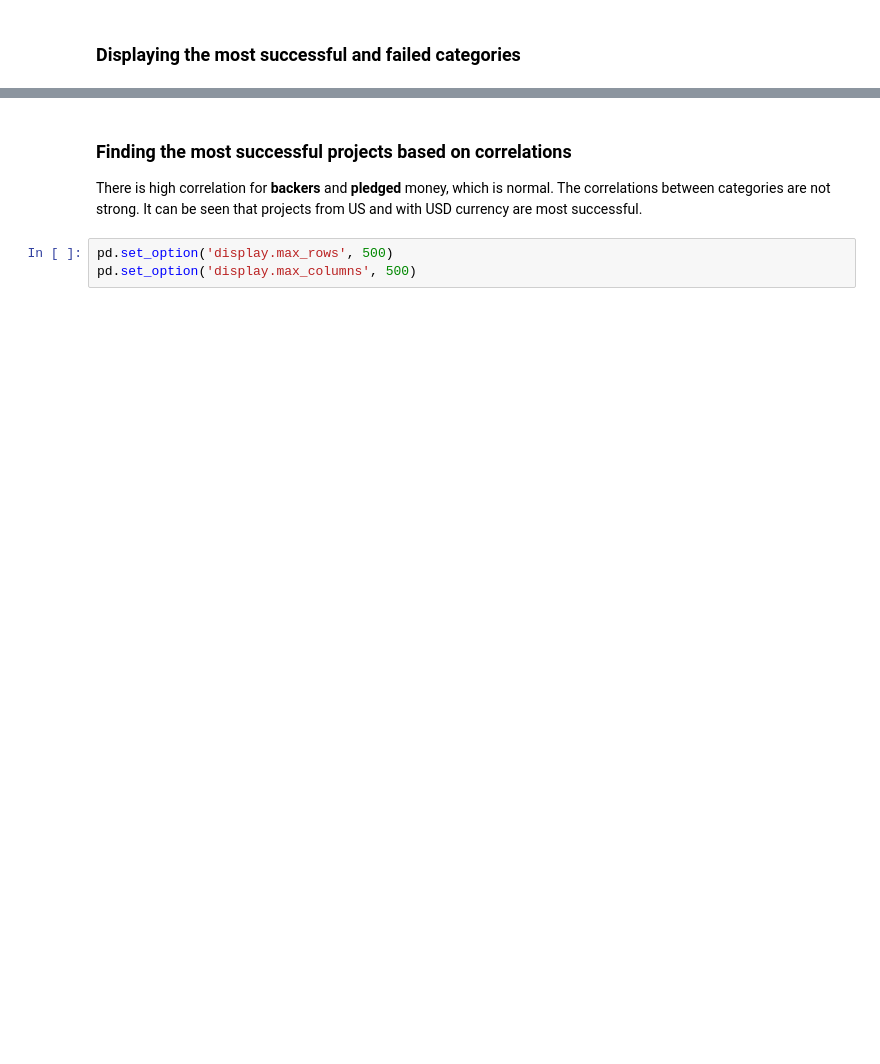
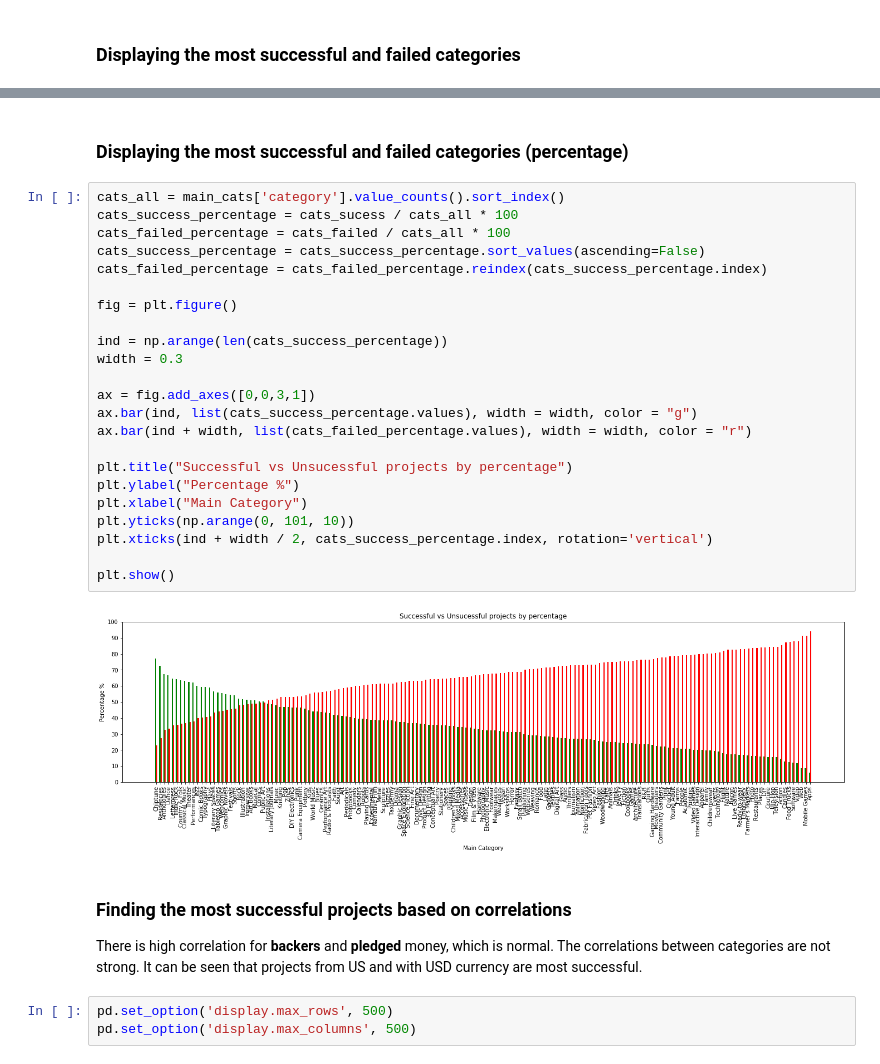
Before and after one commit to VladiGGeorgiev/ml-playground, a Jupyter notebook: ml/kickstarter_project.ipynb, the cells around one changed output, grey strips where cells are left out. Cells and saved outputs as stored; diff of their text form; blank space fills up the shorter version.

```diff
--- a/ml/kickstarter_project.ipynb
+++ b/ml/kickstarter_project.ipynb
@@ -146,3 +202,30 @@ plt.show()
+# %% [markdown]
+### Displaying the most successful and failed categories (percentage)
+# %%
+cats_all = main_cats['category'].value_counts().sort_index()
+cats_success_percentage = cats_sucess / cats_all * 100
+cats_failed_percentage = cats_failed / cats_all * 100
+cats_success_percentage = cats_success_percentage.sort_values(ascending=False)
+cats_failed_percentage = cats_failed_percentage.reindex(cats_success_percentage.index)
+
+fig = plt.figure()
+
+ind = np.arange(len(cats_success_percentage))
+width = 0.3
+
+ax = fig.add_axes([0,0,3,1])
+ax.bar(ind, list(cats_success_percentage.values), width = width, color = "g")
+ax.bar(ind + width, list(cats_failed_percentage.values), width = width, color = "r")
+
+plt.title("Successful vs Unsucessful projects by percentage")
+plt.ylabel("Percentage %")
+plt.xlabel("Main Category")
+plt.yticks(np.arange(0, 101, 10))
+plt.xticks(ind + width / 2, cats_success_percentage.index, rotation='vertical')
+
+plt.show()
+# %% [output]
+[figure, added]
 # %% [markdown]
 ### Finding the most successful projects based on correlations
 
```
Also changed, not shown: parts of 63 cells of this notebook.
